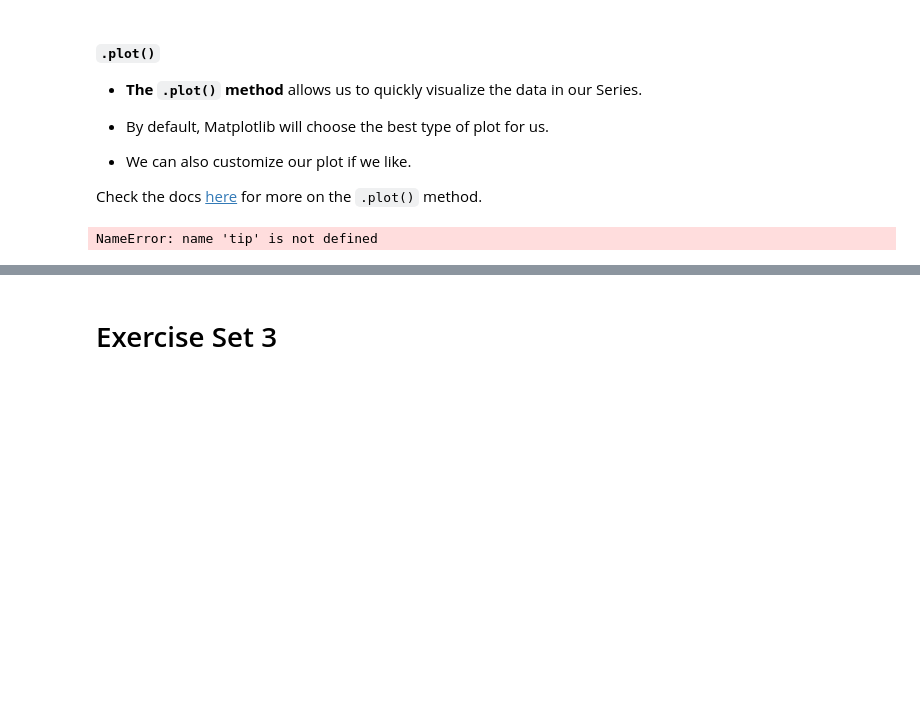
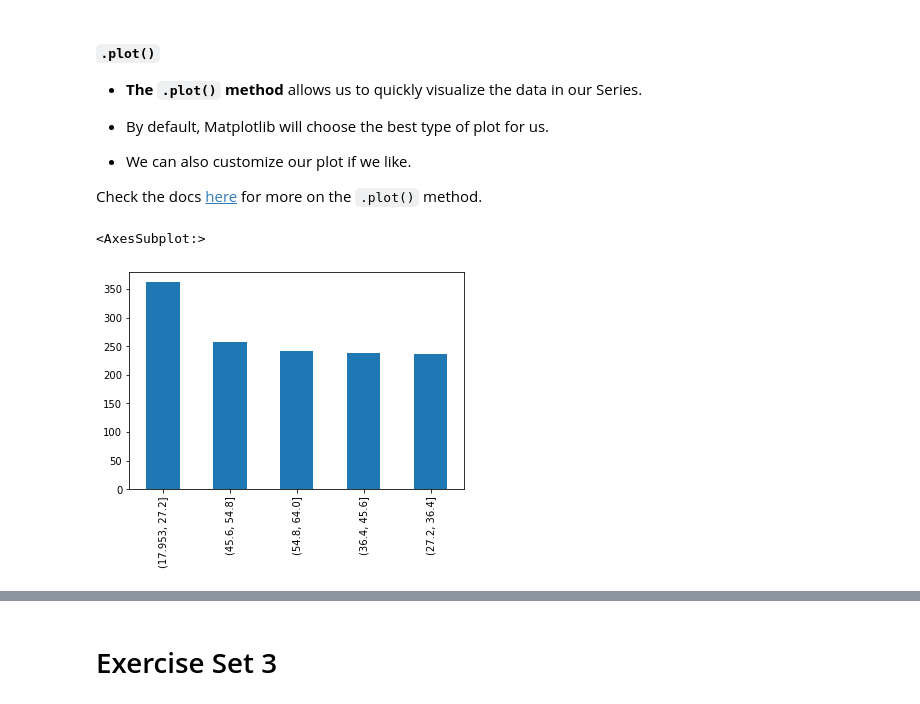
Before and after one commit to PGuajardo/numpy-pandas-visualization-exercises, a Jupyter notebook: pandas_series_lesson.ipynb, the cells around one changed output, grey strips where cells are left out. Drawn from its saved outputs; the diff is of its cells as text; code cells hidden in the pictures; blank space fills up the shorter version.

```diff
--- a/pandas_series_lesson.ipynb
+++ b/pandas_series_lesson.ipynb
@@ -984,8 +984,9 @@ Name: age, dtype: int64
 Check the docs [here](https://pandas.pydata.org/pandas-docs/version/0.24.2/reference/api/pandas.Series.plot.html) for more on the `.plot()` method.
 # %%
 # How can I make a quick plot of the data in the 'tip' Series? (bar plot)
-tip.plot()
+ages.value_counts(bins = 5).plot.bar()
 # %% [output]
-NameError: name 'tip' is not defined
+<AxesSubplot:>
+[figure, added]
 # %%
 # How can I make a quick plot of the data in the 'tip' Series? (horizontal bar plot using value_count(bins=5))
```
Also changed, not shown: parts of 3 cells of this notebook, 1 other file.
